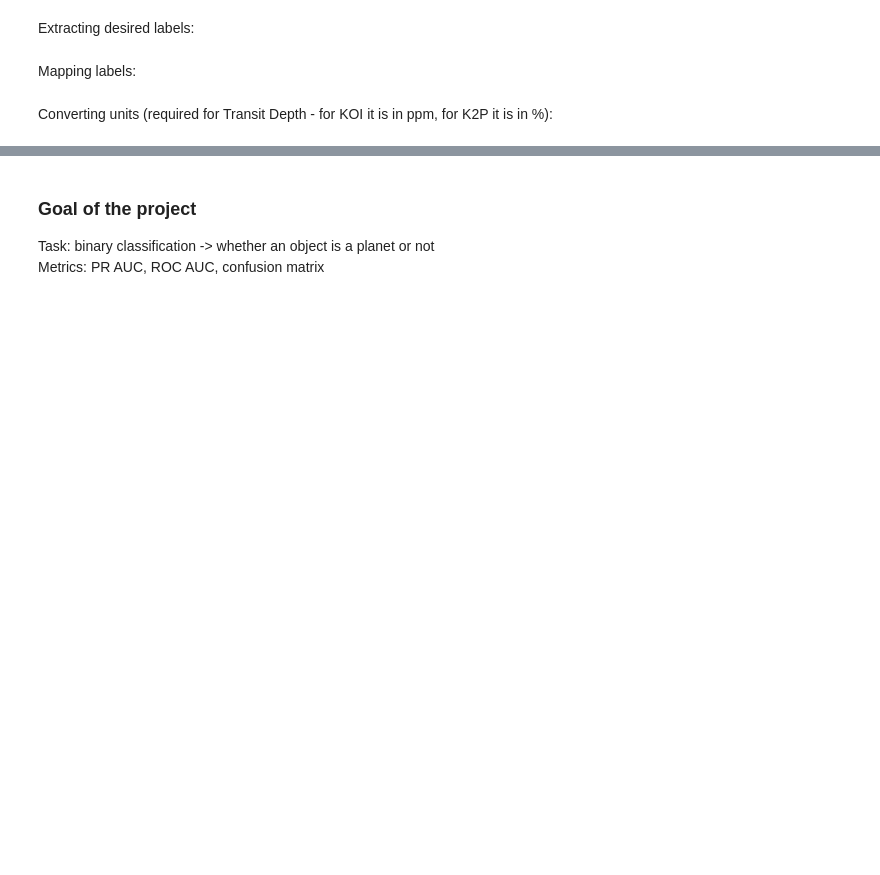
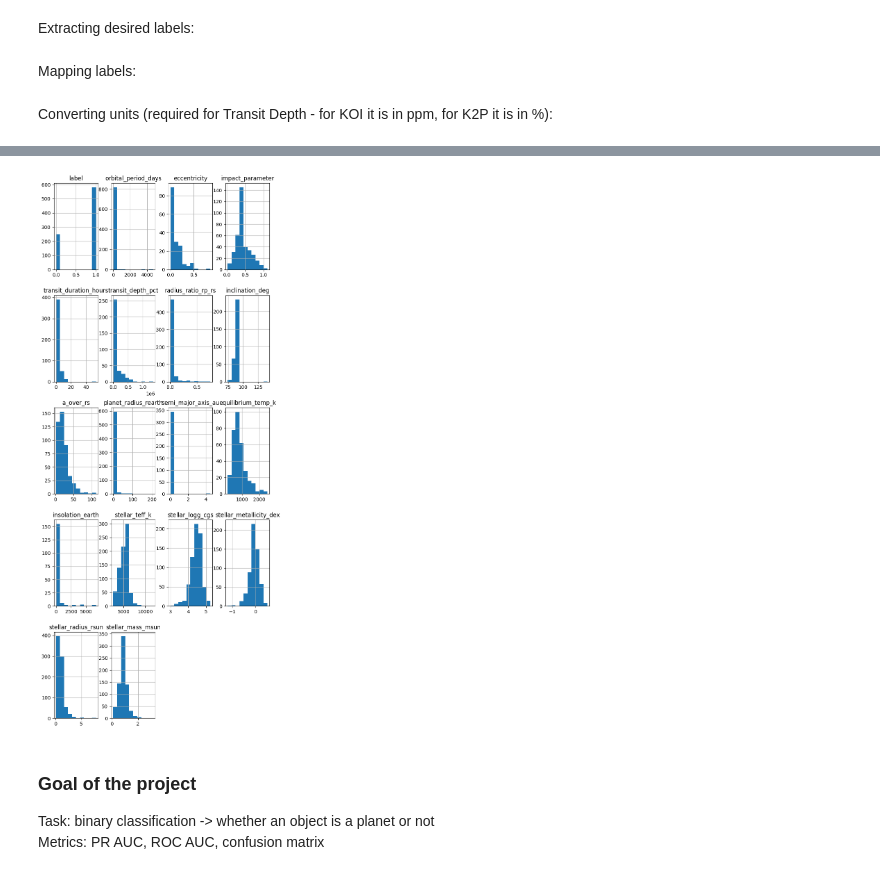
Before and after one commit to JanMatusiak/exoplanet-detection, a Jupyter notebook: data_analysis.ipynb, the cells around one changed output, grey strips where cells are left out. Saved outputs shown, nothing was run; the diff lists cells and outputs as text; code cells hidden in the pictures; blank space fills up the shorter version.

```diff
--- a/data_analysis.ipynb
+++ b/data_analysis.ipynb
@@ -208,5 +244,4 @@ k2p_labeled.drop("disposition", axis=1, inplace=True)
 # %% [markdown]
 Converting units (required for Transit Depth - for KOI it is in ppm, for K2P it is in %):
 # %%
-k2p_labeled["pl_trandep_ppm"] = pd.to_numeric(k2p_labeled["pl_trandep"], errors="coerce") * 10000
-k2p_labeled.drop("pl_trandep", axis=1, inplace=True)
+k2p_labeled["transit_depth_pct"] = pd.to_numeric(k2p_labeled["transit_depth_pct"], errors="coerce") * 10000
@@ -266,3 +302,8 @@ k2p_labeled_1 = k2p_labeled.rename(columns=K2P_RENAME_MAP)
+# %%
+k2p_labeled.hist(bins=10, layout=(5, 4), figsize=(8, 20))
+plt.show()
+# %% [output]
+[figure, added]
 # %% [markdown]
 ### Goal of the project
 Task: binary classification -> whether an object is a planet or not
```
Also changed, not shown: parts of 17 cells of this notebook.
